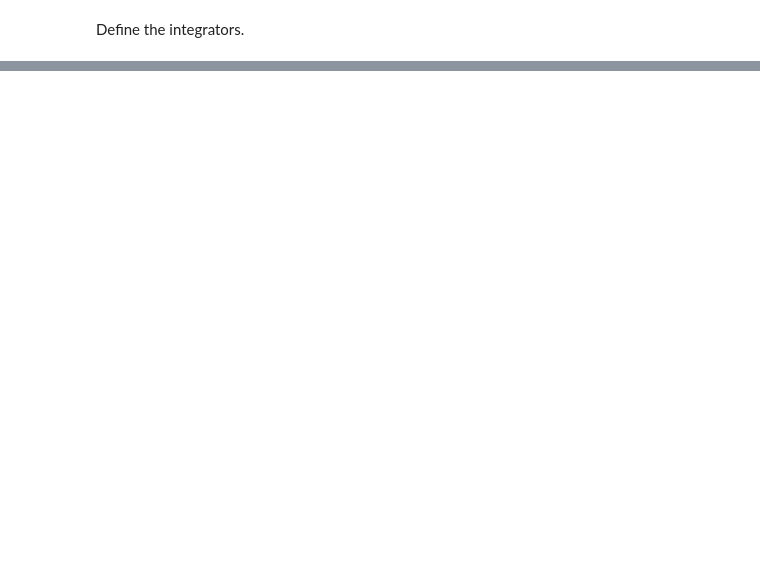
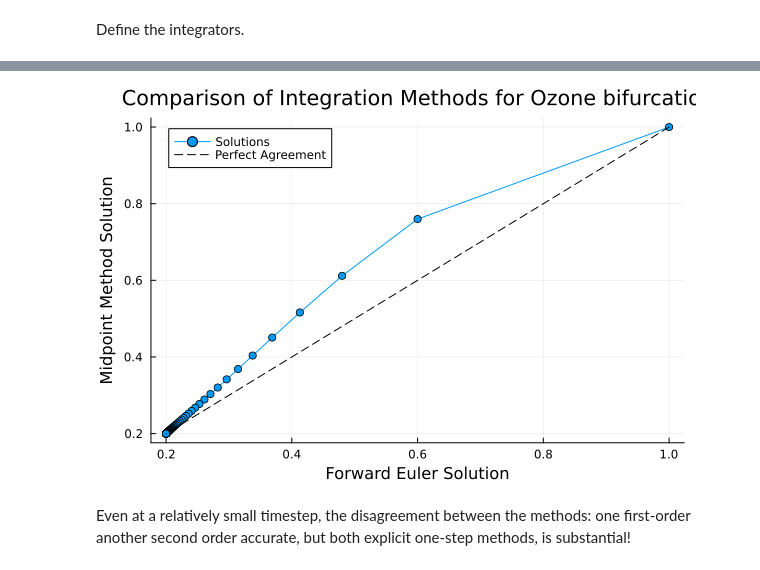
Before and after one commit to IntensiveRock/CHEM-5555, a Jupyter notebook: Numerical Solutions to Differential Equations/Differential Equations II.ipynb, the cells around one changed output, grey strips where cells are left out. Drawn from its saved outputs; the diff is of its cells as text; code cells hidden in the pictures; blank space fills up the shorter version.

```diff
--- a/Numerical Solutions to Differential Equations/Differential Equations II.ipynb
+++ b/Numerical Solutions to Differential Equations/Differential Equations II.ipynb
@@ -179,0 +187,34 @@ end
+# %%
+function solve_ozone(β::Float64,T::Float64,h::Float64,integrator::ODEIntegrator)
+    y₀ = 1.0
+    f(y,t) = y - β*y^2
+    problem = ODEProblem(f, y₀, T, h)
+    return solve(problem, integrator)
+end
+
+function compare_solutions(β::Float64,T::Float64,h::Float64)
+    solution1 = solve_ozone(β,T,h,ForwardEuler())
+    solution2 = solve_ozone(β,T,h,Midpoint())
+    return solution1, solution2
+end
+
+#Try a value of h and β.
+
+h = 0.1
+β = 5.0
+forward, midpoint = compare_solutions(β, 10.0, h)
+plot(forward.y, midpoint.y,
+    marker=:circle,
+    xlabel="Forward Euler Solution",
+    ylabel="Midpoint Method Solution",
+    title="Comparison of Integration Methods for Ozone bifurcation",
+    label="Solutions")
+
+plot!(forward.y,forward.y,
+    linestyle=:dash,
+    color=:black,
+    label="Perfect Agreement")
+# %% [output]
+[figure, added]
+# %% [markdown]
+Even at a relatively small timestep, the disagreement between the methods: one first-order another second order accurate, but both explicit one-step methods, is substantial!
```
Also changed, not shown: parts of 4 cells of this notebook, 4 other files.
